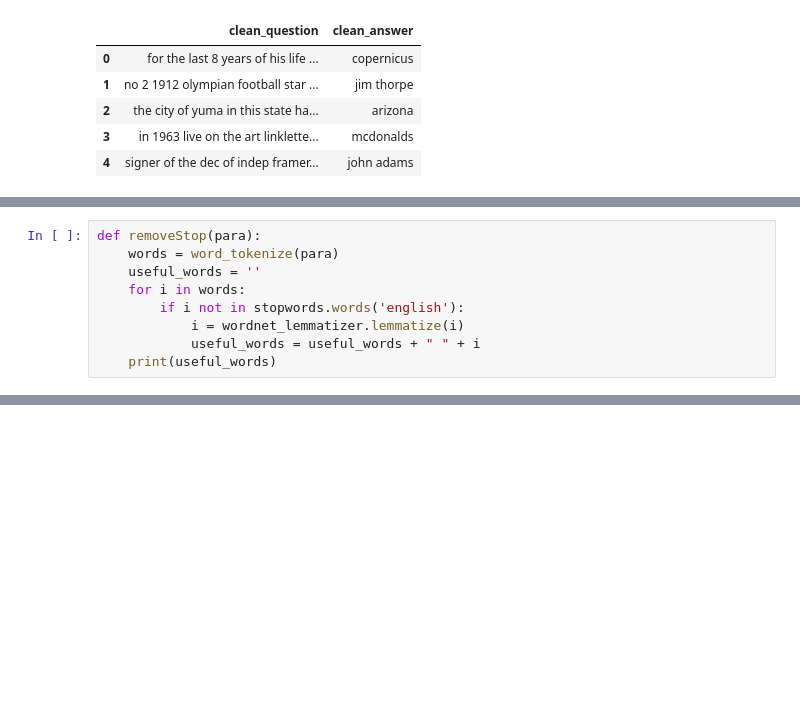
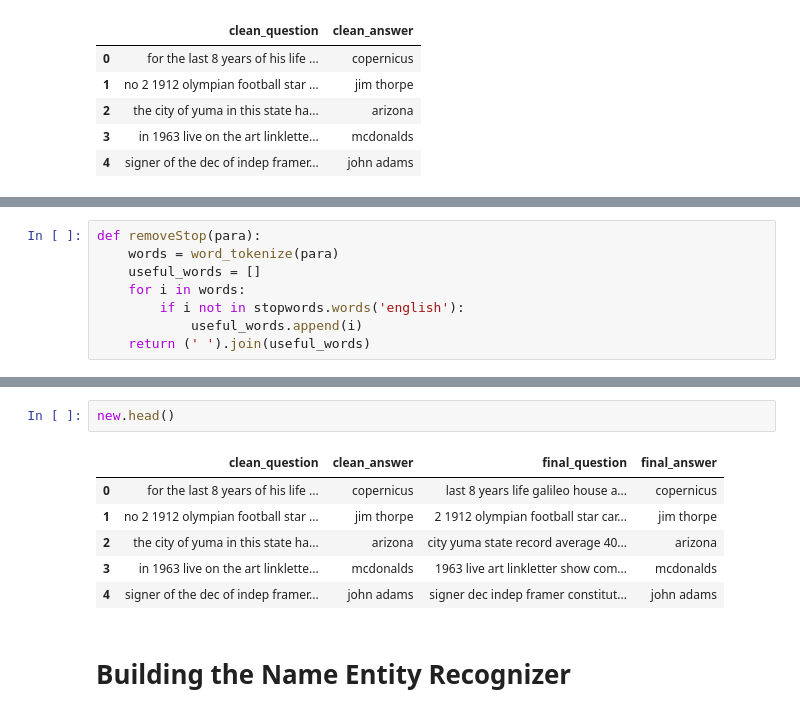
Before and after one commit to AllisonRKahn/Jeopardy_NER, a Jupyter notebook: Jeopardy Explo.ipynb, the cells around one changed output, grey strips where cells are left out. Drawn from its saved outputs; the diff is of its cells as text; blank space fills up the shorter version.

```diff
--- a/Jeopardy Explo.ipynb
+++ b/Jeopardy Explo.ipynb
@@ -74,9 +98,8 @@ wordnet_lemmatizer = WordNetLemmatizer()
 # %%
 def removeStop(para):
     words = word_tokenize(para)
-    useful_words = ''
+    useful_words = []
     for i in words:
         if i not in stopwords.words('english'):
-            i = wordnet_lemmatizer.lemmatize(i)
-            useful_words = useful_words + " " + i
-    print(useful_words)
+            useful_words.append(i)
+    return (' ').join(useful_words)
@@ -112,3 +119,14 @@ You do not have sufficient privilege to perform this operation.
+# %%
+new.head()
+# %% [output]
+|  | clean_question | clean_answer | final_question | final_answer |
+| 0 | for the last 8 years of his life ... | copernicus | last 8 years life galileo house a... | copernicus |
+| 1 | no 2 1912 olympian football star ... | jim thorpe | 2 1912 olympian football star car... | jim thorpe |
+| 2 | the city of yuma in this state ha... | arizona | city yuma state record average 40... | arizona |
+| 3 | in 1963 live on the art linklette... | mcdonalds | 1963 live art linkletter show com... | mcdonalds |
+| 4 | signer of the dec of indep framer... | john adams | signer dec indep framer constitut... | john adams |
+# %% [markdown]
+# Building the Name Entity Recognizer
 # %%
 import spacy
 from spacy import displacy
```
Also changed, not shown: parts of 19 cells of this notebook.
